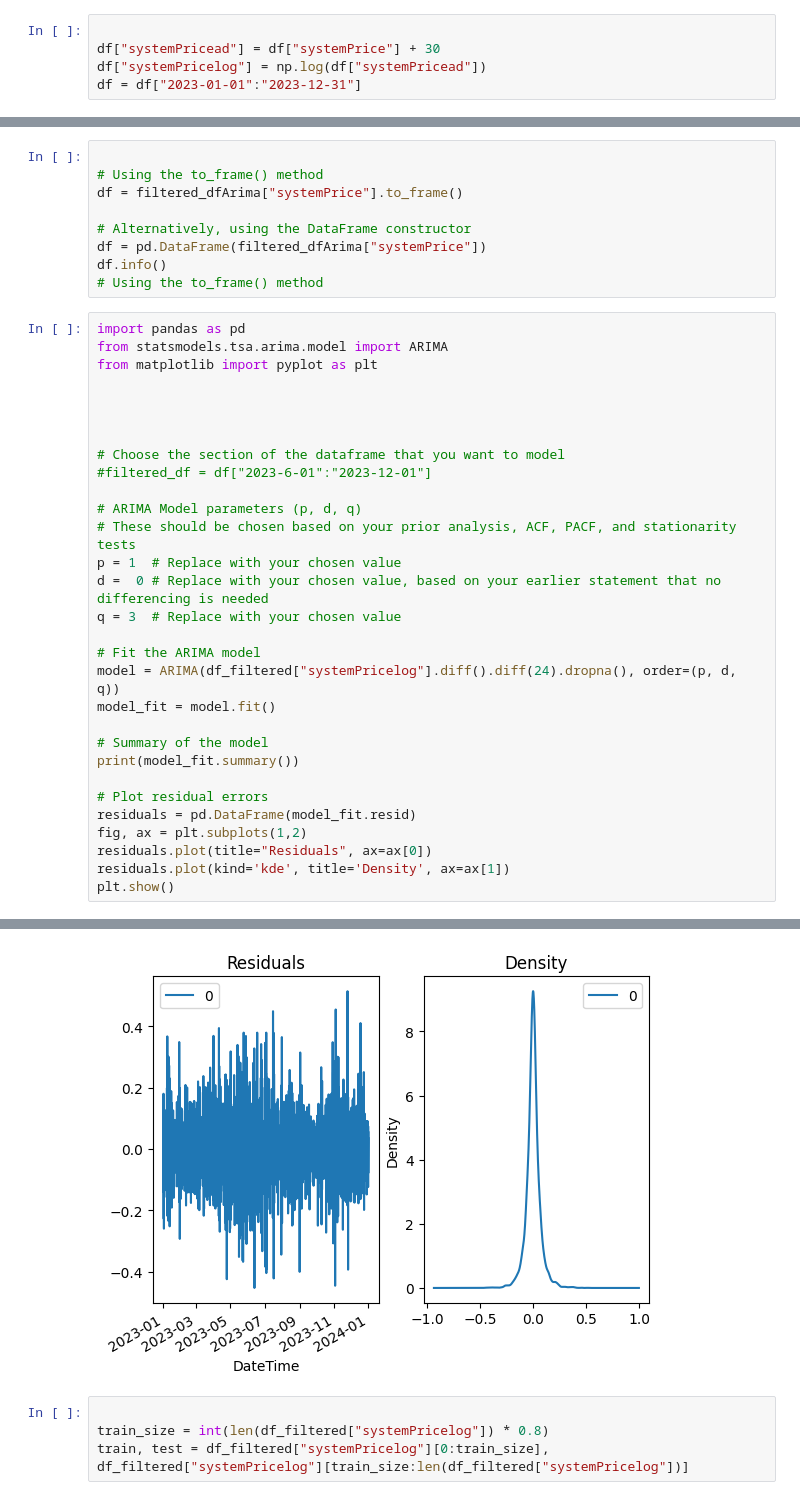
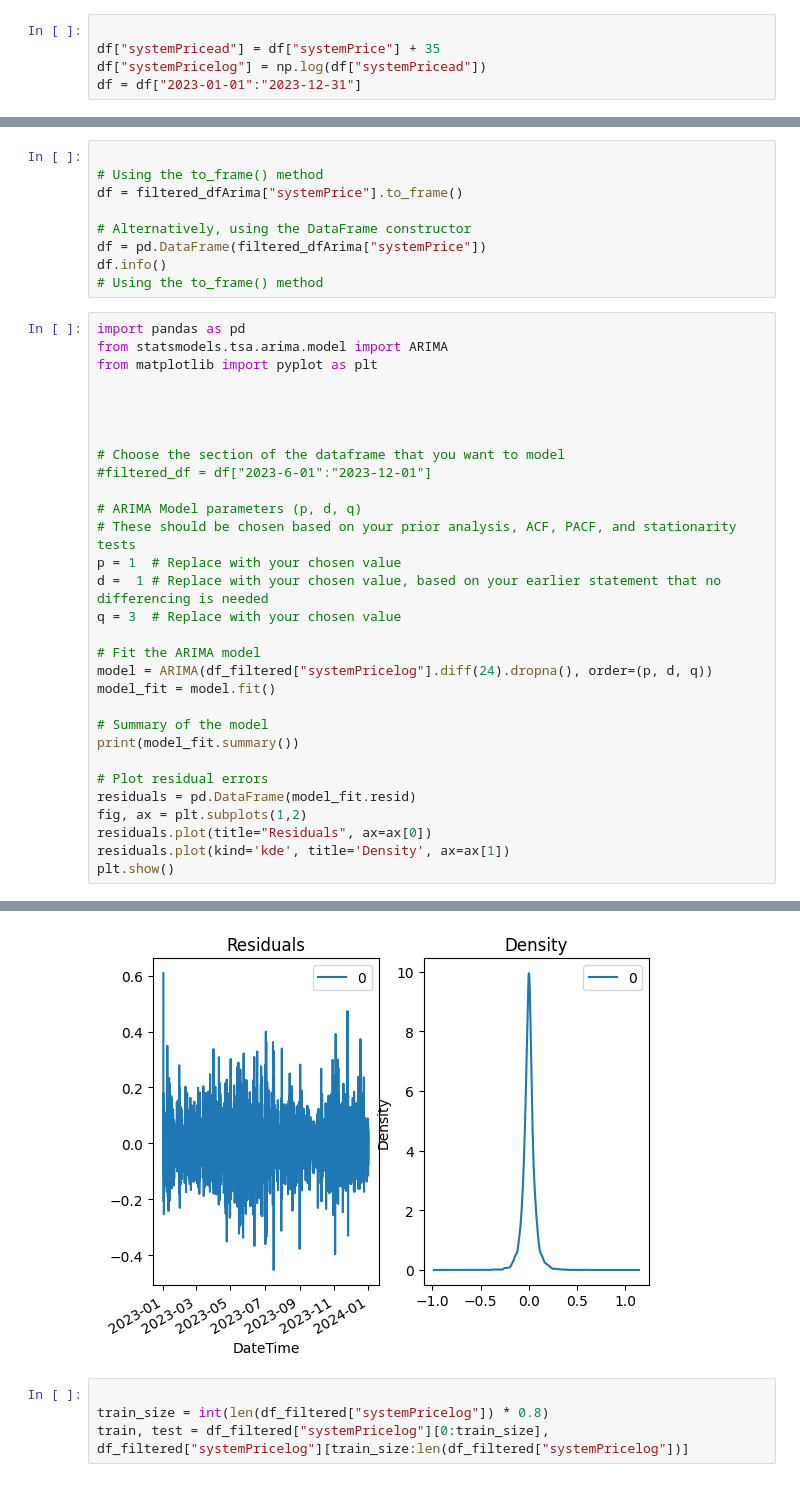
Before and after one commit to evenbakke/MasterThesis-, a Jupyter notebook: ARIMA_Mathias_working.ipynb, the cells around one changed output, grey strips where cells are left out. Drawn from its saved outputs; the diff is of its cells as text.

```diff
--- a/ARIMA_Mathias_working.ipynb
+++ b/ARIMA_Mathias_working.ipynb
@@ -69,6 +69,6 @@ look-up table. The actual p-value is smaller than the p-value returned.
   statistic, p_value, n_lags, critical_values = kpss(timeseries, 'c')
 # %%
 
-df["systemPricead"] = df["systemPrice"] + 30
+df["systemPricead"] = df["systemPrice"] + 35
 df["systemPricelog"] = np.log(df["systemPricead"])
 df = df["2023-01-01":"2023-12-31"]
@@ -289,11 +305,11 @@ from matplotlib import pyplot as plt
 # ARIMA Model parameters (p, d, q)
 # These should be chosen based on your prior analysis, ACF, PACF, and stationarity tests
 p = 1  # Replace with your chosen value
-d =  0 # Replace with your chosen value, based on your earlier statement that no differencing is needed
+d =  1 # Replace with your chosen value, based on your earlier statement that no differencing is needed
 q = 3  # Replace with your chosen value
 
 # Fit the ARIMA model
-model = ARIMA(df_filtered["systemPricelog"].diff().diff(24).dropna(), order=(p, d, q))
+model = ARIMA(df_filtered["systemPricelog"].diff(24).dropna(), order=(p, d, q))
 model_fit = model.fit()
 
 # Summary of the model
@@ -322,8 +338,8 @@ Covariance Type:                  opg
 ===================================================================================
 
 Warnings:
 [1] Covariance matrix calculated using the outer product of gradients (complex-step).
-[figure, old version]
+[figure, new version]
 # %%
 
 train_size = int(len(df_filtered["systemPricelog"]) * 0.8)
```
Also changed, not shown: parts of 23 cells of this notebook.
